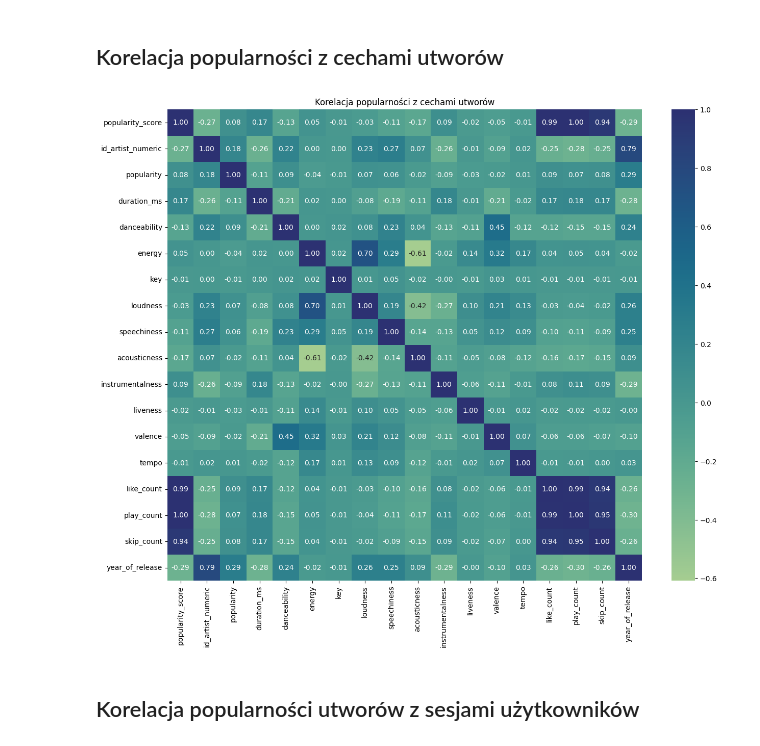
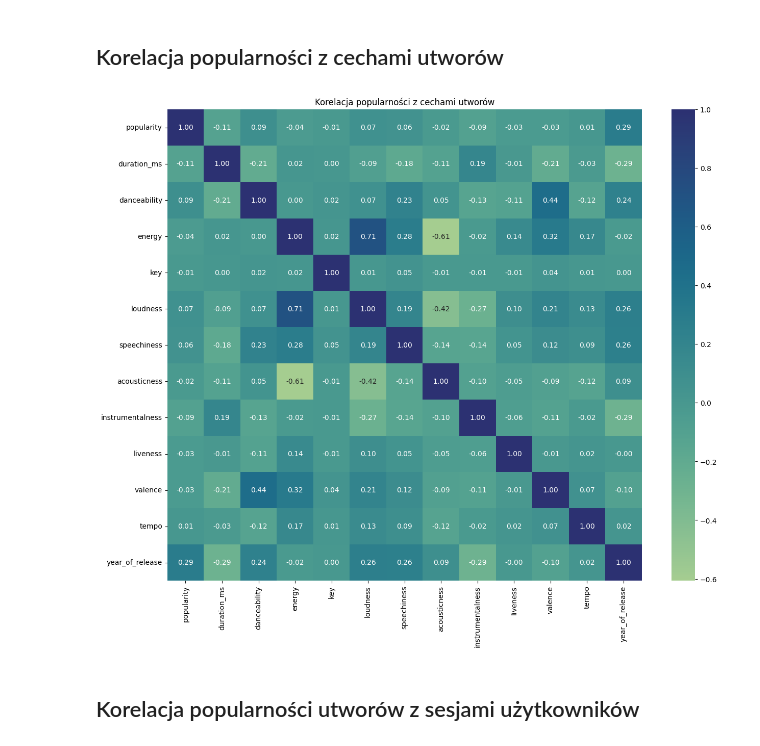
Before and after one commit to dominikaferfecka/TrendingSongForecast, a Jupyter notebook: IUM_etap1.ipynb, the cells around one changed output. Drawn from its saved outputs; the diff is of its cells as text; code cells hidden in the pictures.

Commit message:
[feat] fix correlation for session data, add notebook for new stage, make fixes for new data

```diff
--- a/IUM_etap1.ipynb
+++ b/IUM_etap1.ipynb
@@ -106,9 +104,9 @@ import re
 import seaborn as sns
 import numpy as np
 # %%
-SESSIONS = "./V1/sessions.jsonl"
-ARTISTS = "./V1/artists.jsonl"
-TRACKS = "./V1/tracks.jsonl"
+SESSIONS = "./V0/sessions.jsonl"
+ARTISTS = "./V0/artists.jsonl"
+TRACKS = "./V0/tracks.jsonl"
 # %% [markdown]
 ## *Analiza danych o artystach (plik artists)*
 # %%
@@ -555,46 +553,22 @@ Liczba brakujących utworów, których odtworzenia znajdują się w zbiorze: 74
 # %% [markdown]
 ## Korelacja popularności z cechami utworów
 # %%
-relevant_events = sessions_data[sessions_data['event_type'].isin(['play', 'skip', 'like'])]
+tracks_data_for_popularity = tracks_data.dropna()
 
-event_counts = relevant_events.groupby(['track_id', 'event_type']).size().unstack(fill_value=0)
-
-event_counts = event_counts.rename(columns={
-    'play': 'play_count',
-    'skip': 'skip_count',
-    'like': 'like_count'
-})
-
-tracks_with_counts = tracks_data.merge(event_counts, how='left', left_on='id', right_index=True)
-
-tracks_with_counts[['play_count', 'skip_count', 'like_count']] = tracks_with_counts[['play_count', 'skip_count', 'like_count']].fillna(0)
-
-w1, w2, w3 = 1.0, 0.8, 0.5  # Wagi
-tracks_with_counts['popularity_score'] = (
-    w1 * tracks_with_counts['play_count'] +
-    w2 * tracks_with_counts['like_count'] -
-    w3 * tracks_with_counts['skip_count']
-)
-
-tracks_with_counts['id_artist_numeric'] = tracks_with_counts['id_artist'].factorize()[0]
-tracks_with_counts = tracks_with_counts.drop(columns=['play_count', 'skip_count', 'like_count'])
-
-
-tracks_data_for_popularity_new = tracks_with_counts.drop(columns=["name", "id", "id_artist", "release_date", "explicit"])
-tracks_data_for_popularity_new["year_of_release"] = tracks_with_counts["release_date"].str[:4].astype(int)
-
-moved = ["popularity_score", "id_artist_numeric"]
+tracks_data_for_popularity_new = tracks_data_for_popularity.drop(columns=["name", "id", "id_artist", "release_date", "explicit"])
+tracks_data_for_popularity_new["year_of_release"] = tracks_data_for_popularity["release_date"].str[:4].astype(int)
+moved = ["popularity"]
 rest_columns = [col for col in tracks_data_for_popularity_new.columns if col not in moved]
 tracks_data_for_popularity_new = tracks_data_for_popularity_new[moved + rest_columns]
 
 spearman_corr_matrix = tracks_data_for_popularity_new.corr(method="spearman")
 
 plt.figure(figsize=(15, 12))
 sns.heatmap(spearman_corr_matrix, annot=True, cmap="crest", fmt=".2f")
 plt.title("Korelacja popularności z cechami utworów")
 plt.show()
 # %% [output]
-[figure, old version]
+[figure, new version]
 # %% [markdown]
 ## Korelacja popularności utworów z sesjami użytkowników
 # %%
```
Also changed, not shown: parts of 21 cells of this notebook, 1 other file.
